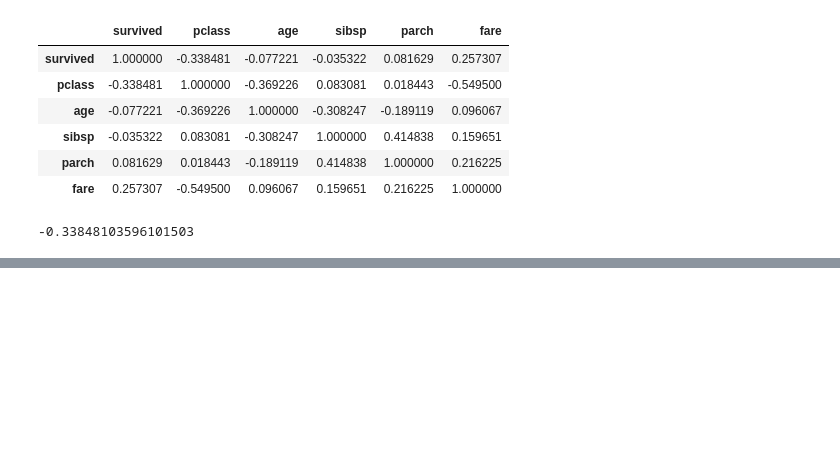
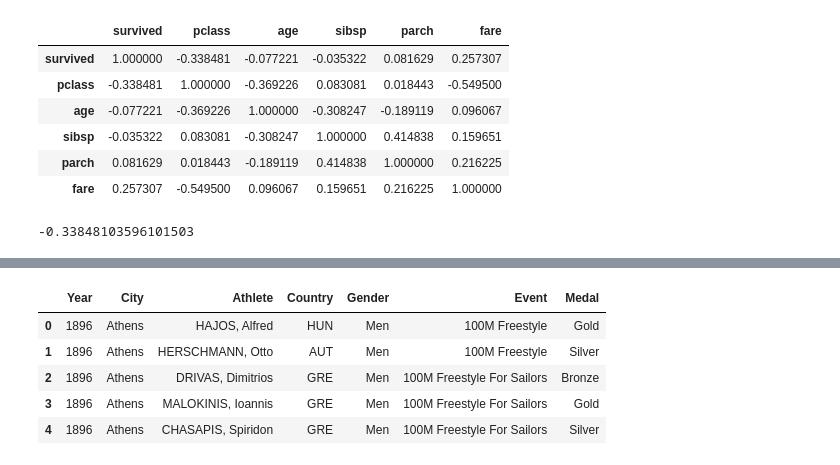
Before and after one commit to Jayce77/pythonDataCookbook, a Jupyter notebook: pandasExamples.ipynb, the cells around one changed output, grey strips where cells are left out. Cells and saved outputs as stored; diff of their text form; code cells hidden in the pictures; blank space fills up the shorter version.

```diff
--- a/pandasExamples.ipynb
+++ b/pandasExamples.ipynb
@@ -2507,0 +2545,11 @@ titanic.survived.corr(titanic.pclass)
+# %%
+summer.drop(columns=['Sport', 'Discipline'], inplace=True)
+# %%
+summer.head()
+# %% [output]
+|  | Year | City | Athlete | Country | Gender | Event | Medal |
+| 0 | 1896 | Athens | HAJOS, Alfred | HUN | Men | 100M Freestyle | Gold |
+| 1 | 1896 | Athens | HERSCHMANN, Otto | AUT | Men | 100M Freestyle | Silver |
+| 2 | 1896 | Athens | DRIVAS, Dimitrios | GRE | Men | 100M Freestyle For Sailors | Bronze |
+| 3 | 1896 | Athens | MALOKINIS, Ioannis | GRE | Men | 100M Freestyle For Sailors | Gold |
+| 4 | 1896 | Athens | CHASAPIS, Spiridon | GRE | Men | 100M Freestyle For Sailors | Silver |
```
Also changed, not shown: parts of 11 cells of this notebook.
